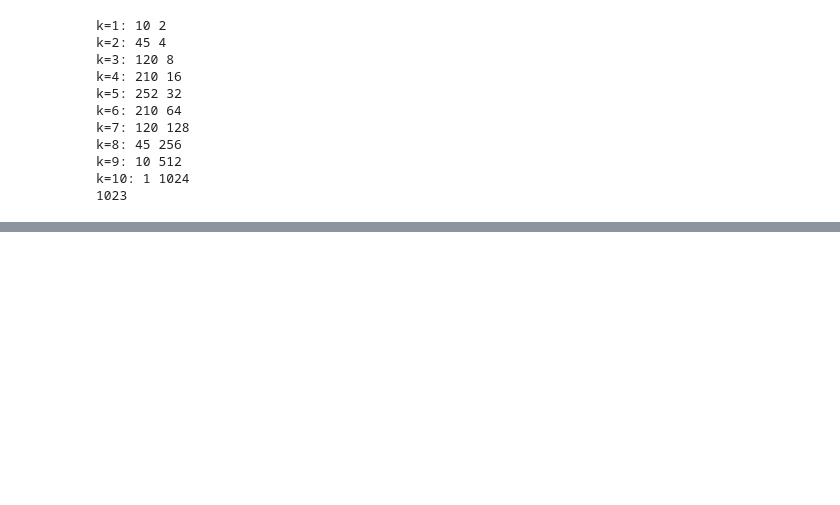
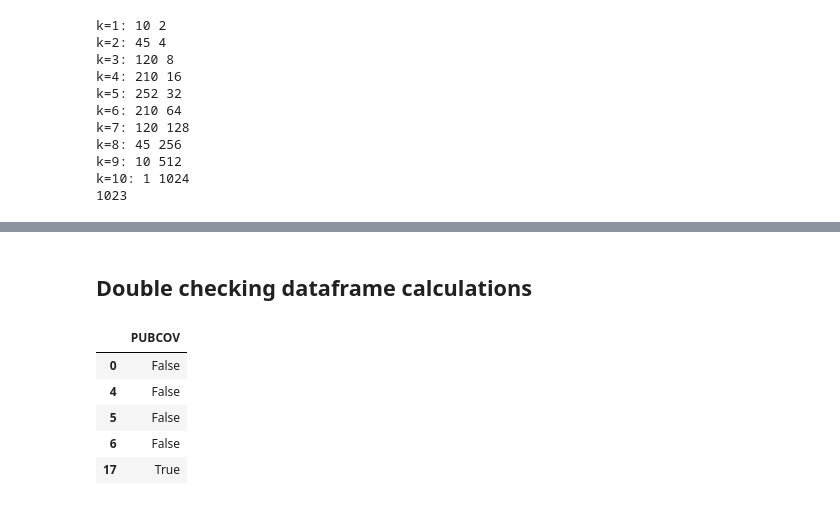
Before and after one commit to sacs-epfl/fairness-audits-with-collaboration, a Jupyter notebook: folk_draft.ipynb, the cells around one changed output, grey strips where cells are left out. Cells and saved outputs as stored; diff of their text form; code cells hidden in the pictures; blank space fills up the shorter version.

```diff
--- a/folk_draft.ipynb
+++ b/folk_draft.ipynb
@@ -287,0 +384,2 @@ dict_keys(['0', '1'])
+# %% [markdown]
+## Double checking dataframe calculations
@@ -287,0 +392,11 @@ dict_keys(['0', '1'])
+# %%
+y_tmp = y_tmp.loc[X_tmp.index]
+# %%
+y_tmp.head()
+# %% [output]
+|  | PUBCOV |
+| 0 | False |
+| 4 | False |
+| 5 | False |
+| 6 | False |
+| 17 | True |
```
Also changed, not shown: parts of 23 cells of this notebook, 3 other files.
